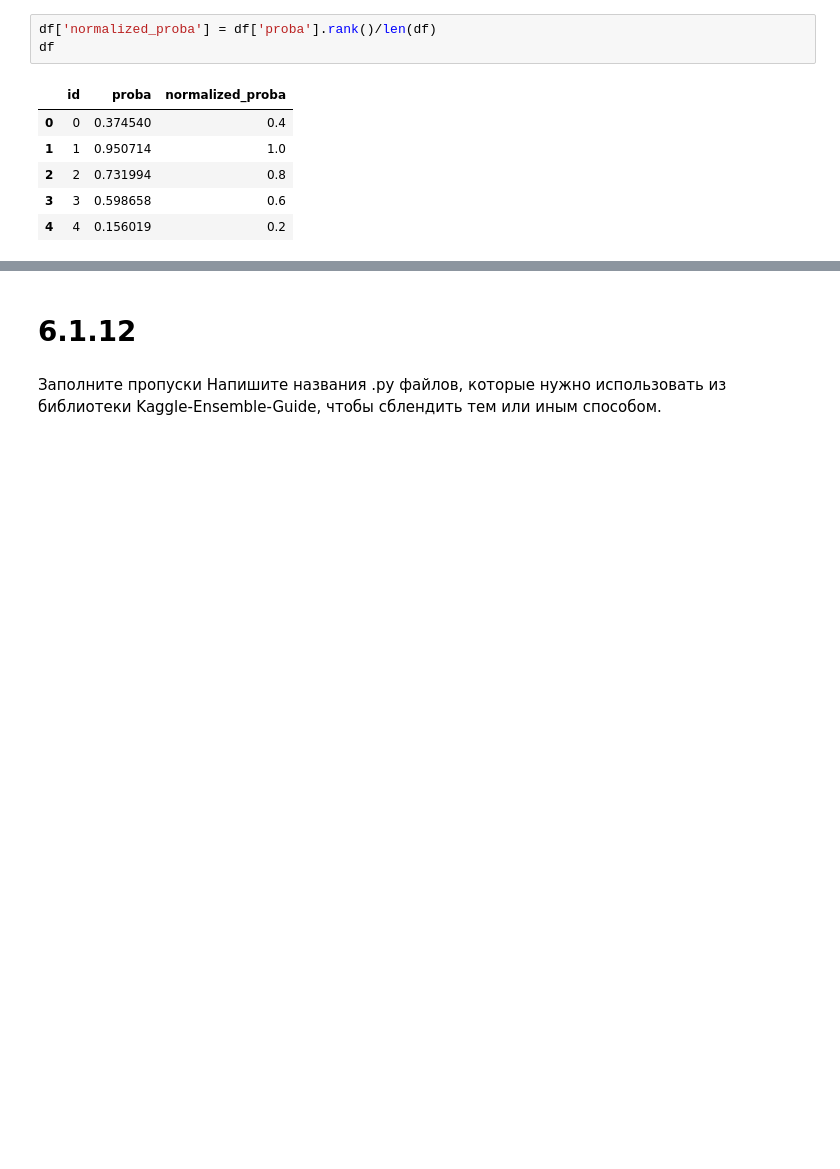
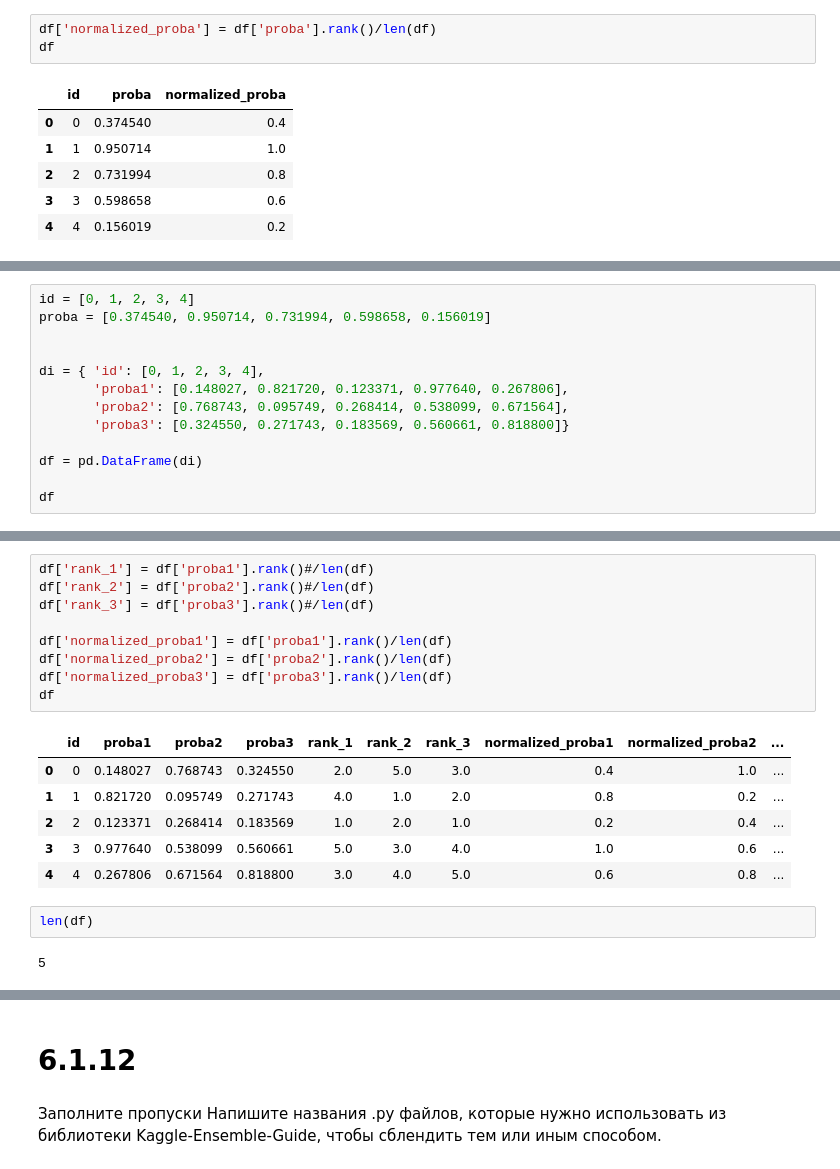
Before and after one commit to nedokormysh/Stepik_Competitive_DS, a Jupyter notebook: CompetitiveDS_6_1.ipynb, the cells around one changed output, grey strips where cells are left out. Cells and saved outputs as stored; diff of their text form; blank space fills up the shorter version.

```diff
--- a/CompetitiveDS_6_1.ipynb
+++ b/CompetitiveDS_6_1.ipynb
@@ -283,0 +290,13 @@ df
+# %%
+id = [0, 1, 2, 3, 4]
+proba = [0.374540, 0.950714, 0.731994, 0.598658, 0.156019]
+
+
+di = { 'id': [0, 1, 2, 3, 4],
+       'proba1': [0.148027, 0.821720, 0.123371, 0.977640, 0.267806],
+       'proba2': [0.768743, 0.095749, 0.268414, 0.538099, 0.671564],
+       'proba3': [0.324550, 0.271743, 0.183569, 0.560661, 0.818800]}
+
+df = pd.DataFrame(di)
+
+df
@@ -283,0 +310,20 @@ df
+# %%
+df['rank_1'] = df['proba1'].rank()#/len(df)
+df['rank_2'] = df['proba2'].rank()#/len(df)
+df['rank_3'] = df['proba3'].rank()#/len(df)
+
+df['normalized_proba1'] = df['proba1'].rank()/len(df)
+df['normalized_proba2'] = df['proba2'].rank()/len(df)
+df['normalized_proba3'] = df['proba3'].rank()/len(df)
+df
+# %% [output]
+|  | id | proba1 | proba2 | proba3 | rank_1 | rank_2 | rank_3 | normalized_proba1 | normalized_proba2 | ... |
+| 0 | 0 | 0.148027 | 0.768743 | 0.324550 | 2.0 | 5.0 | 3.0 | 0.4 | 1.0 | ... |
+| 1 | 1 | 0.821720 | 0.095749 | 0.271743 | 4.0 | 1.0 | 2.0 | 0.8 | 0.2 | ... |
+| 2 | 2 | 0.123371 | 0.268414 | 0.183569 | 1.0 | 2.0 | 1.0 | 0.2 | 0.4 | ... |
+| 3 | 3 | 0.977640 | 0.538099 | 0.560661 | 5.0 | 3.0 | 4.0 | 1.0 | 0.6 | ... |
+| 4 | 4 | 0.267806 | 0.671564 | 0.818800 | 3.0 | 4.0 | 5.0 | 0.6 | 0.8 | ... |
+# %%
+len(df)
+# %% [output]
+5
```
Also changed, not shown: parts of 7 cells of this notebook.
